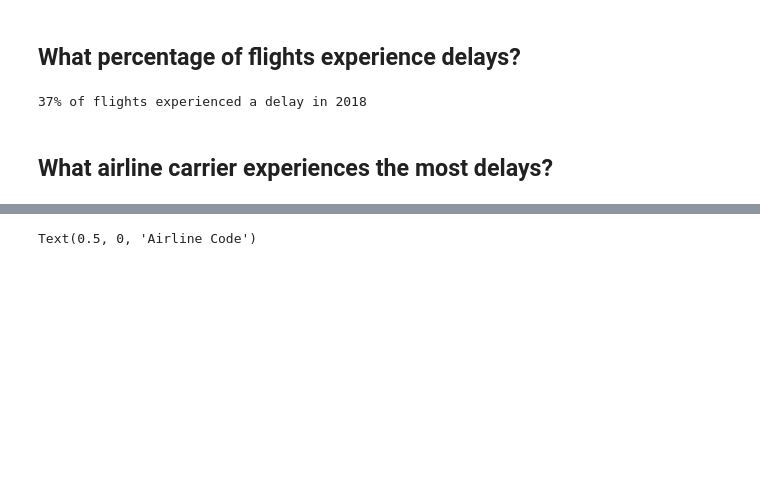
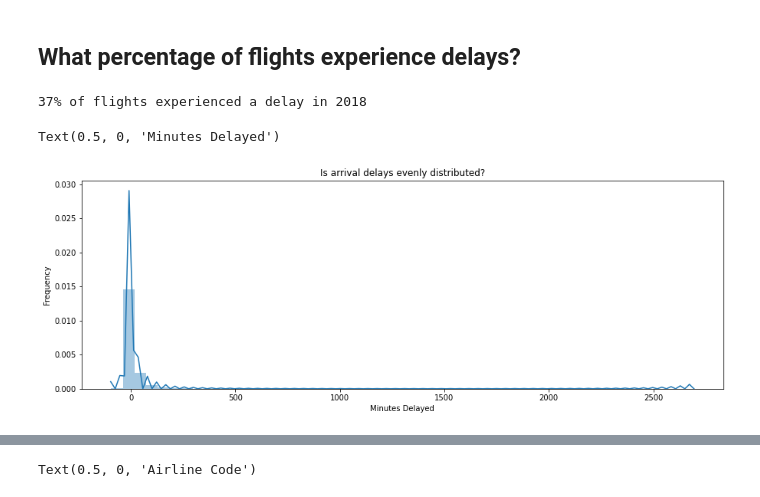
Before and after one commit to guedanie/flight_delay_predictor, a Jupyter notebook: flight_delay_predictor.ipynb, the cells around one changed output, grey strips where cells are left out. Cells and saved outputs as stored; diff of their text form; code cells hidden in the pictures; blank space fills up the shorter version.

```diff
--- a/flight_delay_predictor.ipynb
+++ b/flight_delay_predictor.ipynb
@@ -175,5 +179,14 @@ We will look to understand if there are any patterns that can help us predict if
 print(f"{(df.arr_delay > 0).mean():.0%} of flights experienced a delay in 2018")
 # %% [output]
 37% of flights experienced a delay in 2018
-# %% [markdown]
-## What airline carrier experiences the most delays?
+# %%
+# Is arr delay evenly distributed?
+
+plt.figure(figsize=(15,5))
+sns.distplot(df.arr_delay)
+plt.title("Is arrival delays evenly distributed?")
+plt.ylabel("Frequency")
+plt.xlabel("Minutes Delayed")
+# %% [output]
+Text(0.5, 0, 'Minutes Delayed')
+[figure, added]
```
Also changed, not shown: parts of 40 cells of this notebook.
